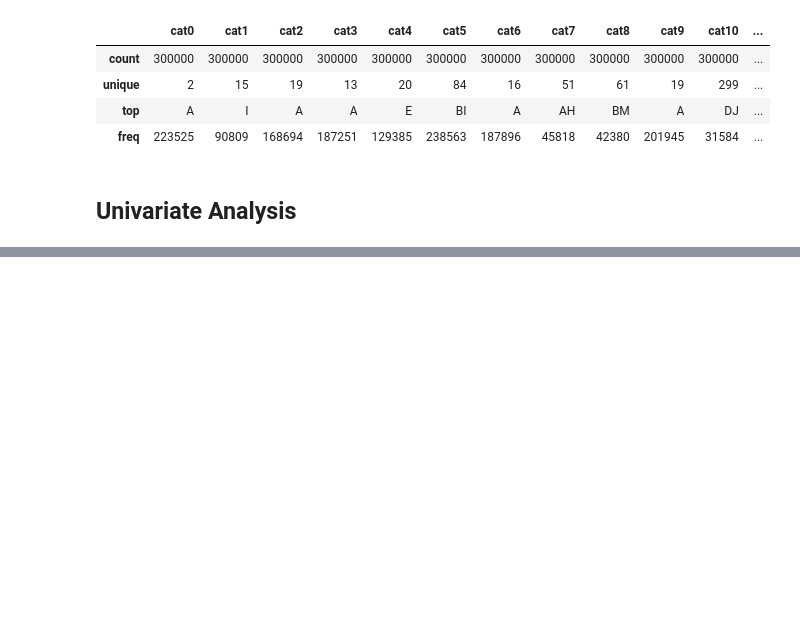
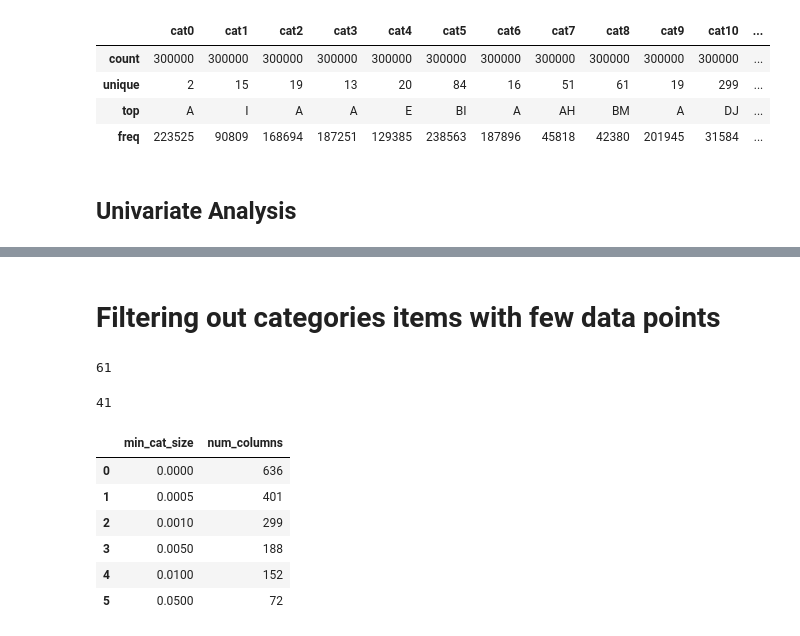
Before and after one commit to herwinvw/TabularPlaygroundMar2021, a Jupyter notebook: ExplorativeDataAnalysis.ipynb, the cells around one changed output, grey strips where cells are left out. Drawn from its saved outputs; the diff is of its cells as text; code cells hidden in the pictures; blank space fills up the shorter version.

```diff
--- a/ExplorativeDataAnalysis.ipynb
+++ b/ExplorativeDataAnalysis.ipynb
@@ -179 +179,14 @@ for cat in cat_cols:
 ... (26 outputs left out)
+# %% [markdown]
+# Filtering out categories items with few data points
+# %%
+train = pd.read_csv('train.csv')
+category_count = train.groupby('cat8').size().reset_index(name='count')
+len(category_count)
+# %% [output]
+61
+# %%
+filtered_category_count = category_count[category_count['count']>0.001*len(train)]
+len(filtered_category_count)
+# %% [output]
+41
@@ -179,0 +196,17 @@ for cat in cat_cols:
+# %%
+portions = [0, 0.0005, 0.001, 0.005, 0.01, 0.05]
+data_size = []
+for min_data_portion in portions:
+    ct = CategoricalTransform(cat_cols, min_data_portion = min_data_portion)
+    pipe = Pipeline([('categorical_transform', ct),
+                    ('one hot', OneHotTransform())])
+    data_size.append(pipe.fit_transform(train).shape[1])
+pd.DataFrame(dict(min_cat_size=portions, num_columns=data_size))
+# %% [output]
+|  | min_cat_size | num_columns |
+| 0 | 0.0000 | 636 |
+| 1 | 0.0005 | 401 |
+| 2 | 0.0010 | 299 |
+| 3 | 0.0050 | 188 |
+| 4 | 0.0100 | 152 |
+| 5 | 0.0500 | 72 |
```
Also changed, not shown: parts of 3 cells of this notebook, 3 other files.
